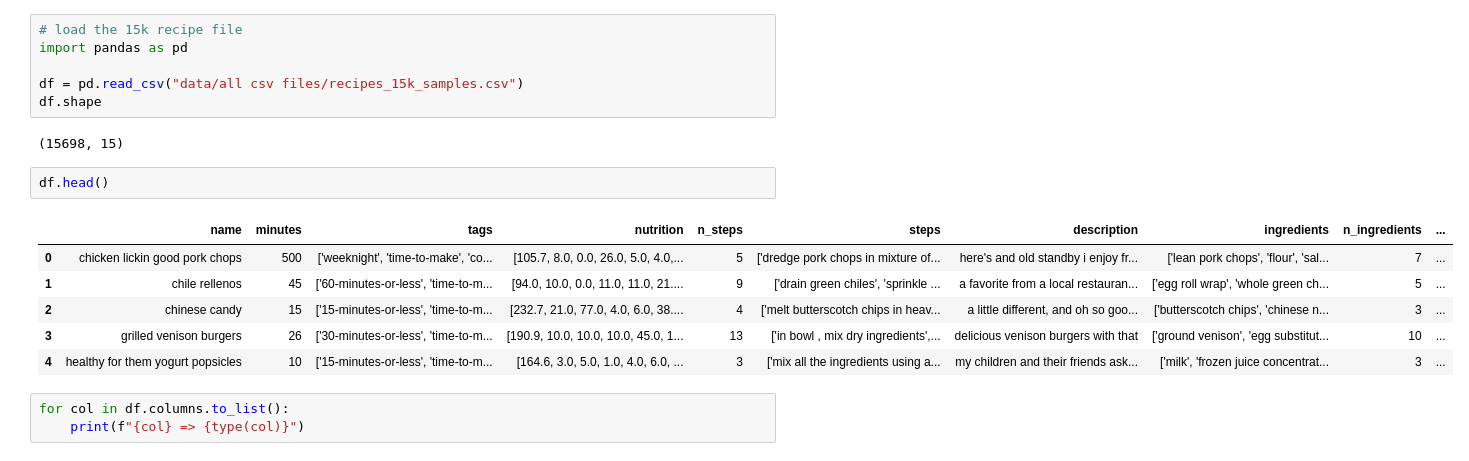
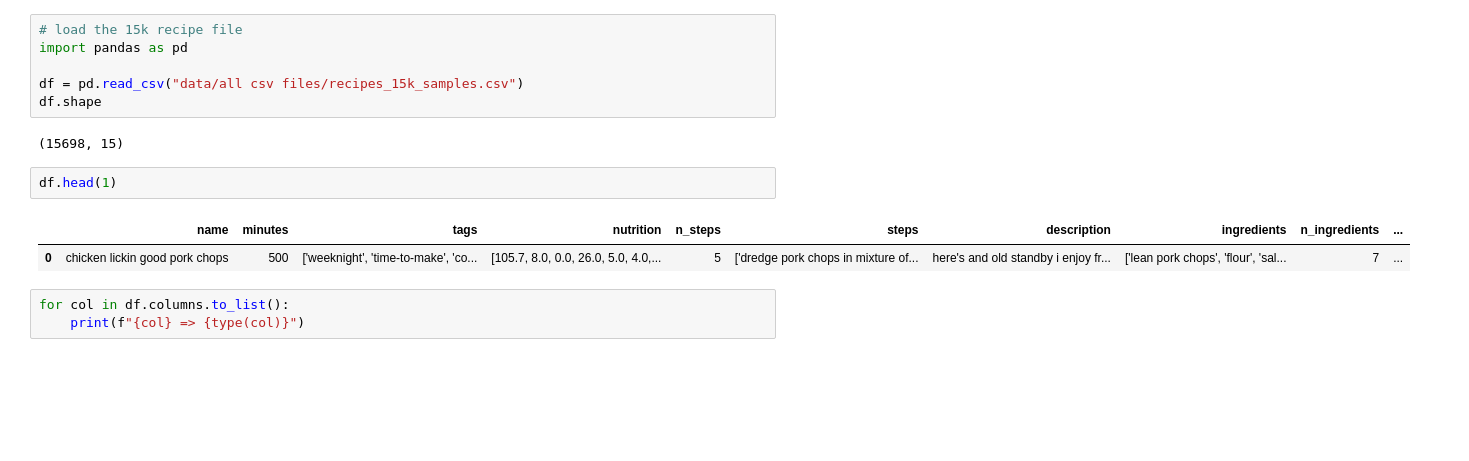
Before and after one commit to Tipto-Ghosh/OmniChef-Nexus, a Jupyter notebook: notebooks/02_pushing_dataset_to_hf.ipynb, the cells around one changed output. Drawn from its saved outputs; the diff is of its cells as text; blank space fills up the shorter version.

```diff
--- a/notebooks/02_pushing_dataset_to_hf.ipynb
+++ b/notebooks/02_pushing_dataset_to_hf.ipynb
@@ -18,14 +18,10 @@ df.shape
 # %% [output]
 (15698, 15)
 # %%
-df.head()
+df.head(1)
 # %% [output]
 |  | name | minutes | tags | nutrition | n_steps | steps | description | ingredients | n_ingredients | ... |
 | 0 | chicken lickin good pork chops | 500 | ['weeknight', 'time-to-make', 'co... | [105.7, 8.0, 0.0, 26.0, 5.0, 4.0,... | 5 | ['dredge pork chops in mixture of... | here's and old standby i enjoy fr... | ['lean pork chops', 'flour', 'sal... | 7 | ... |
-| 1 | chile rellenos | 45 | ['60-minutes-or-less', 'time-to-m... | [94.0, 10.0, 0.0, 11.0, 11.0, 21.... | 9 | ['drain green chiles', 'sprinkle ... | a favorite from a local restauran... | ['egg roll wrap', 'whole green ch... | 5 | ... |
-| 2 | chinese candy | 15 | ['15-minutes-or-less', 'time-to-m... | [232.7, 21.0, 77.0, 4.0, 6.0, 38.... | 4 | ['melt butterscotch chips in heav... | a little different, and oh so goo... | ['butterscotch chips', 'chinese n... | 3 | ... |
-| 3 | grilled venison burgers | 26 | ['30-minutes-or-less', 'time-to-m... | [190.9, 10.0, 10.0, 10.0, 45.0, 1... | 13 | ['in bowl , mix dry ingredients',... | delicious venison burgers with that | ['ground venison', 'egg substitut... | 10 | ... |
-| 4 | healthy for them yogurt popsicles | 10 | ['15-minutes-or-less', 'time-to-m... | [164.6, 3.0, 5.0, 1.0, 4.0, 6.0, ... | 3 | ['mix all the ingredients using a... | my children and their friends ask... | ['milk', 'frozen juice concentrat... | 3 | ... |
 # %%
 for col in df.columns.to_list():
     print(f"{col} => {type(col)}")
```
Also changed, not shown: parts of 13 cells of this notebook, 1 other file.
